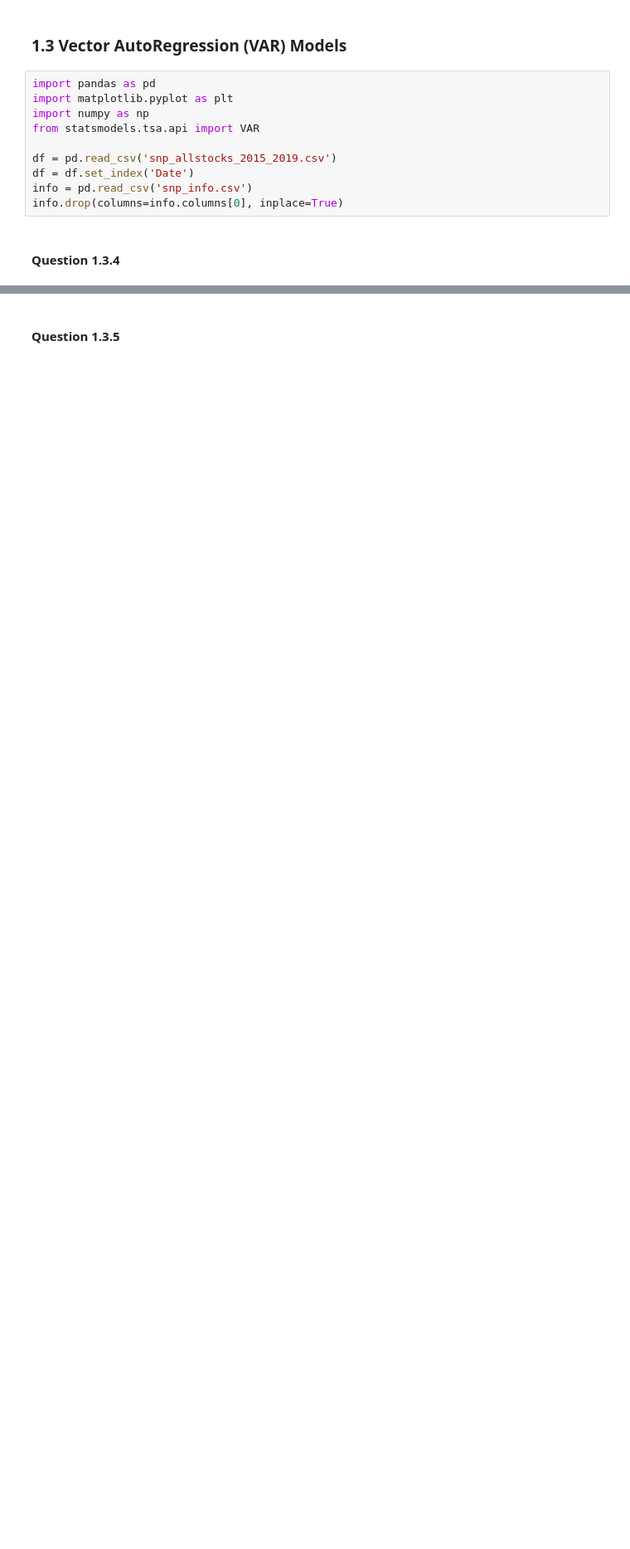
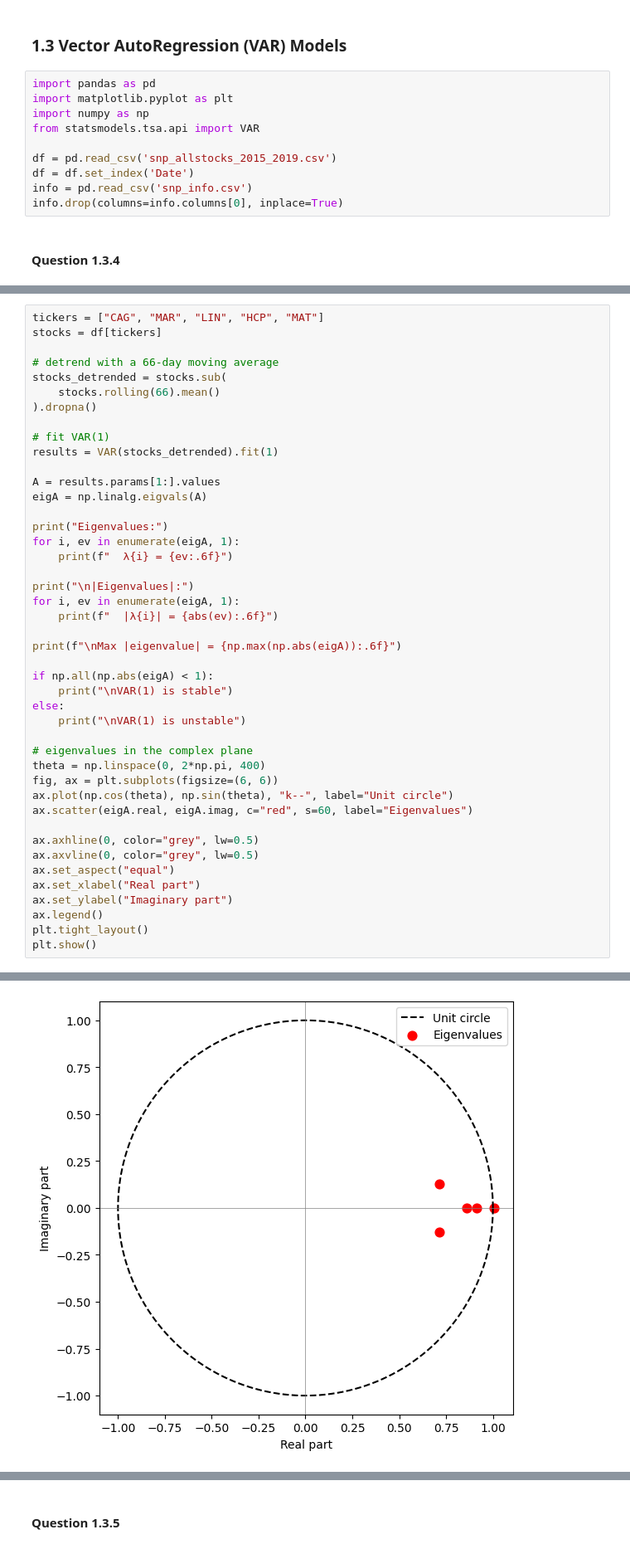
Before and after one commit to SamuelKhoo2003/Machine-Intelligence-For-Finance, a Jupyter notebook: mif_cw.ipynb, the cells around one changed output, grey strips where cells are left out. Shown at 83% size. Drawn from its saved outputs; the diff is of its cells as text; blank space fills up the shorter version.

```diff
--- a/mif_cw.ipynb
+++ b/mif_cw.ipynb
@@ -426,0 +402,45 @@ Maximum absolute eigenvalue: 1.006360
+# %%
+tickers = ["CAG", "MAR", "LIN", "HCP", "MAT"]
+stocks = df[tickers]
+
+# detrend with a 66-day moving average
+stocks_detrended = stocks.sub(
+    stocks.rolling(66).mean()
+).dropna()
+
+# fit VAR(1)
+results = VAR(stocks_detrended).fit(1)
+
+A = results.params[1:].values
+eigA = np.linalg.eigvals(A)
+
+print("Eigenvalues:")
+for i, ev in enumerate(eigA, 1):
+    print(f"  λ{i} = {ev:.6f}")
+
+print("\n|Eigenvalues|:")
+for i, ev in enumerate(eigA, 1):
+    print(f"  |λ{i}| = {abs(ev):.6f}")
+
+print(f"\nMax |eigenvalue| = {np.max(np.abs(eigA)):.6f}")
+
+if np.all(np.abs(eigA) < 1):
+    print("\nVAR(1) is stable")
+else:
+    print("\nVAR(1) is unstable")
+
+# eigenvalues in the complex plane
+theta = np.linspace(0, 2*np.pi, 400)
+fig, ax = plt.subplots(figsize=(6, 6))
+ax.plot(np.cos(theta), np.sin(theta), "k--", label="Unit circle")
+ax.scatter(eigA.real, eigA.imag, c="red", s=60, label="Eigenvalues")
+
+ax.axhline(0, color="grey", lw=0.5)
+ax.axvline(0, color="grey", lw=0.5)
+ax.set_aspect("equal")
+ax.set_xlabel("Real part")
+ax.set_ylabel("Imaginary part")
+ax.legend()
+plt.tight_layout()
+plt.show()
+# %% [output]
@@ -427,3 +464,4 @@ Maximum absolute eigenvalue: 1.006360
+[figure, added]
 # %% [markdown]
 **Analysis:**
 
```
Also changed, not shown: parts of 8 cells of this notebook.
